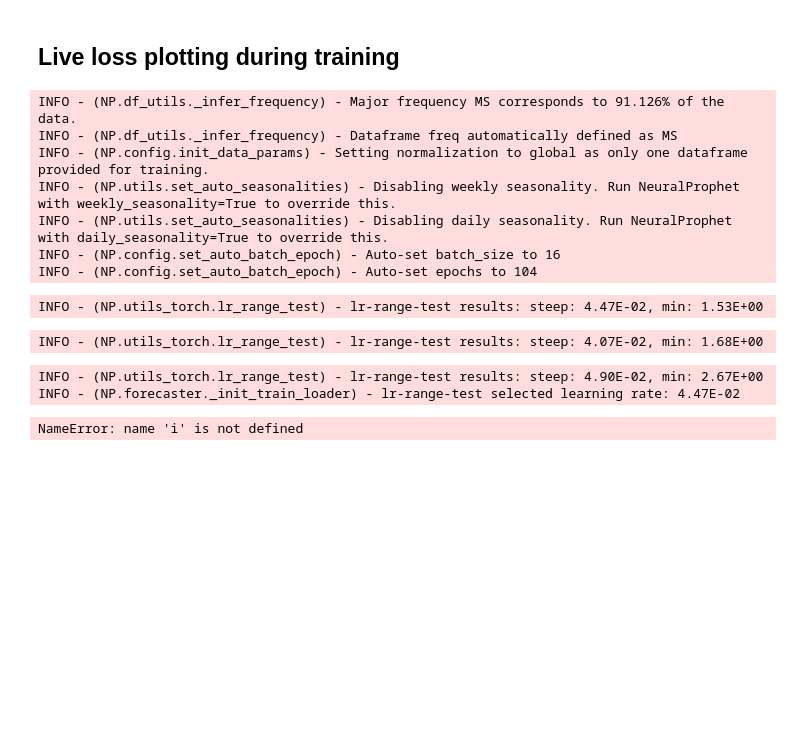
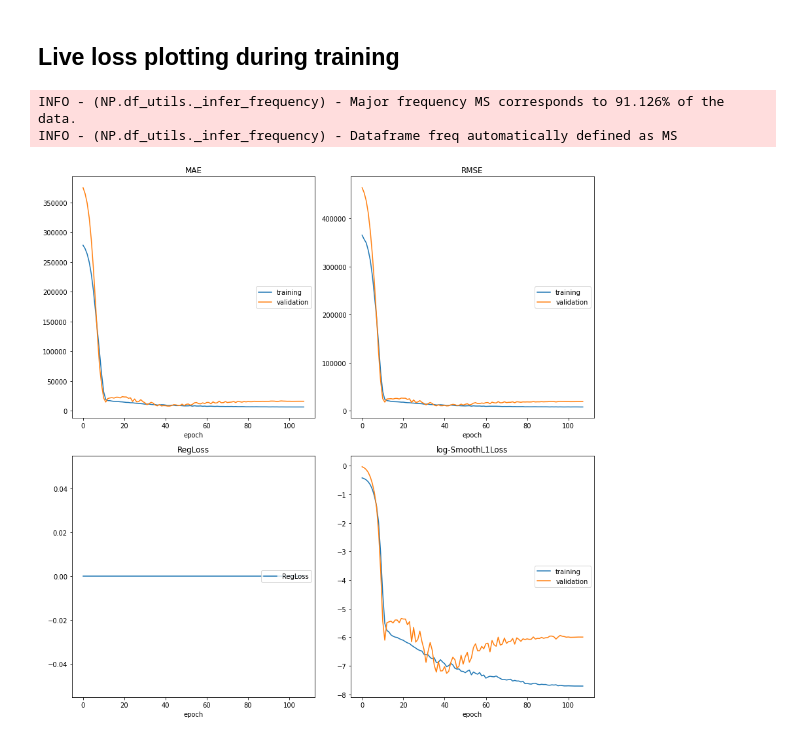
Before and after one commit to ourownstory/neural_prophet, a Jupyter notebook: tutorials/application-example/Untitled.ipynb, the cells around one changed output. Saved outputs shown, nothing was run; the diff lists cells and outputs as text; code cells hidden in the pictures; blank space fills up the shorter version.

Commit message:
fix plot liveloss

```diff
--- a/tutorials/application-example/Untitled.ipynb
+++ b/tutorials/application-example/Untitled.ipynb
@@ -10,19 +10,13 @@ from neuralprophet import NeuralProphet
 # %%
 data_location = "https://raw.githubusercontent.com/ourownstory/neuralprophet-data/main/datasets/"
 df = pd.read_csv(data_location + "retail_sales.csv")
+# %%
+m = NeuralProphet()
+df_train, df_val = m.split_df(df, valid_p=0.1)
+# %% [output]
+INFO - (NP.df_utils._infer_frequency) - Major frequency MS corresponds to 91.126% of the data.
+INFO - (NP.df_utils._infer_frequency) - Dataframe freq automatically defined as MS
 # %%
-m = NeuralProphet()
-metrics = m.fit(df, plot_live_loss=True)
+metrics = m.fit(df_train, validation_df=df_val, plot_live_loss=True)
 # %% [output]
-INFO - (NP.df_utils._infer_frequency) - Major frequency MS corresponds to 91.126% of the data.
-INFO - (NP.df_utils._infer_frequency) - Dataframe freq automatically defined as MS
-INFO - (NP.config.init_data_params) - Setting normalization to global as only one dataframe provided for training.
-INFO - (NP.utils.set_auto_seasonalities) - Disabling weekly seasonality. Run NeuralProphet with weekly_seasonality=True to override this.
-INFO - (NP.utils.set_auto_seasonalities) - Disabling daily seasonality. Run NeuralProphet with daily_seasonality=True to override this.
-INFO - (NP.config.set_auto_batch_epoch) - Auto-set batch_size to 16
-INFO - (NP.config.set_auto_batch_epoch) - Auto-set epochs to 104
-INFO - (NP.utils_torch.lr_range_test) - lr-range-test results: steep: 4.47E-02, min: 1.53E+00
-INFO - (NP.utils_torch.lr_range_test) - lr-range-test results: steep: 4.07E-02, min: 1.68E+00
-INFO - (NP.utils_torch.lr_range_test) - lr-range-test results: steep: 4.90E-02, min: 2.67E+00
-INFO - (NP.forecaster._init_train_loader) - lr-range-test selected learning rate: 4.47E-02
-NameError: name 'i' is not defined
+[figure, added]
```
Also changed, not shown: parts of 2 cells of this notebook, 2 other files.
